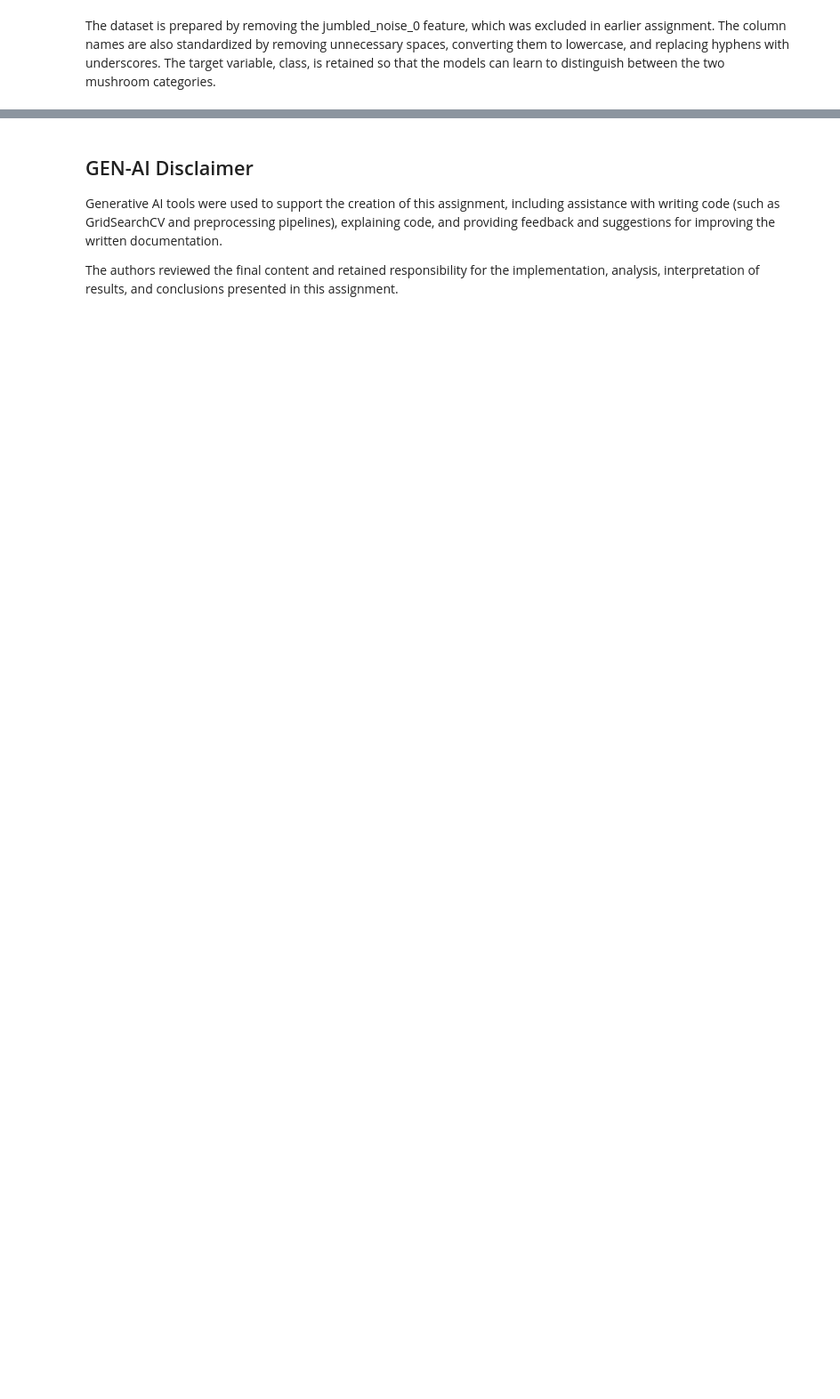
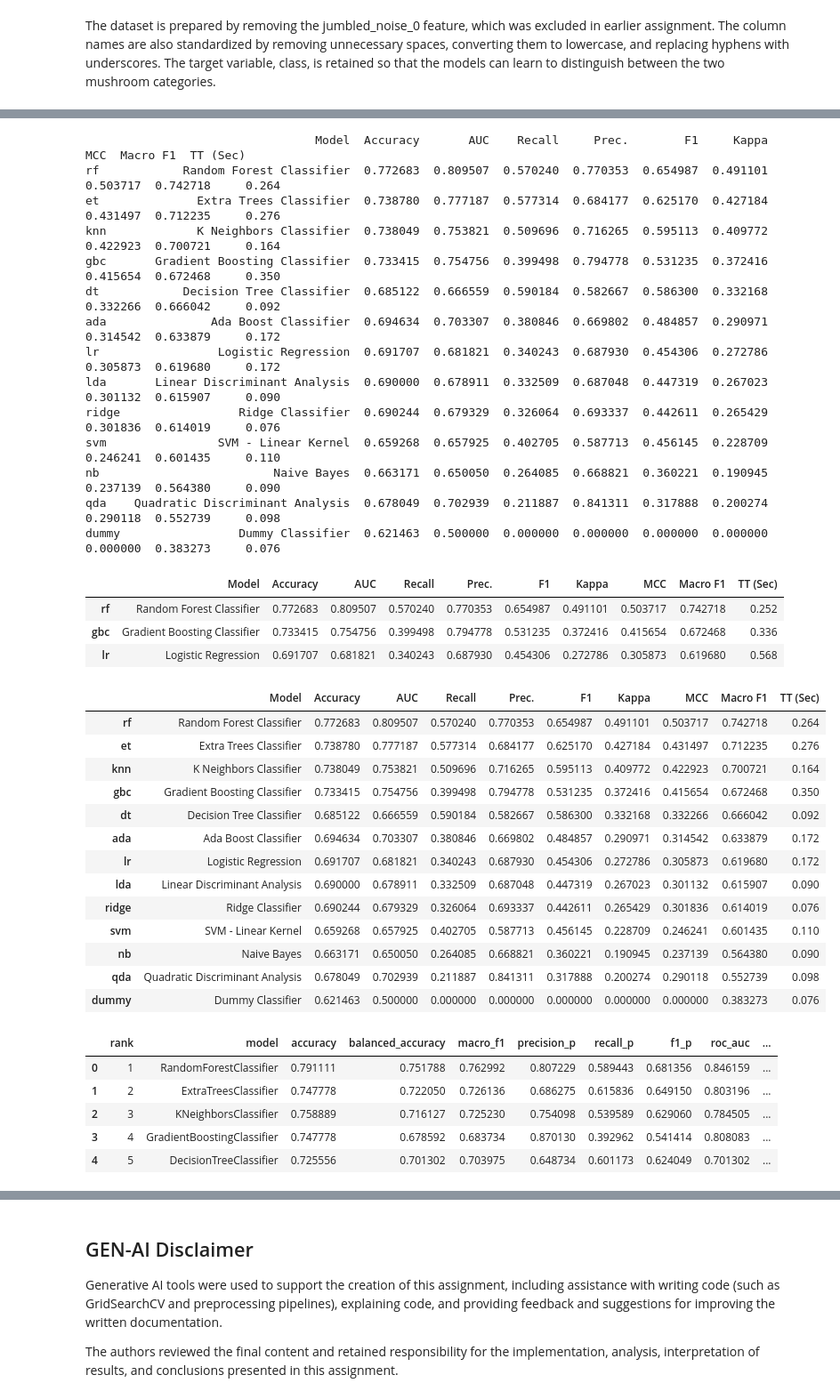
Before and after one commit to JorreVanDyck10/DeepLearningTeam10, a Jupyter notebook: MushroomFinal/mushroom_project.ipynb, the cells around one changed output, grey strips where cells are left out. Shown at 89% size. Drawn from its saved outputs; the diff is of its cells as text; code cells hidden in the pictures; blank space fills up the shorter version.

```diff
--- a/MushroomFinal/mushroom_project.ipynb
+++ b/MushroomFinal/mushroom_project.ipynb
@@ -1254,0 +1229,11 @@ all_comparison_results
+# %%
+# Actual training: compare the three requested families, then all available fast families.
+# The helper supplies the SAME 4,100/900 rows and five shuffled folds to PyCaret.
+# PyCaret 3.3.2 has no setup(positive_label=...); labels are explicitly encoded 0=e, 1=p.
+pycaret_run()
+comparison_results = pd.read_csv(OUT / 'pycaret_three.csv', index_col=0)
+all_comparison_results = pd.read_csv(OUT / 'pycaret_all.csv', index_col=0)
+display(comparison_results)
+display(all_comparison_results)
+display(pd.read_csv(OUT / 'pycaret_test_metrics.csv'))
+# %% [output]
@@ -1255 +1257,39 @@ all_comparison_results
+                                 Model  Accuracy       AUC    Recall     Prec.        F1     Kappa       MCC  Macro F1  TT (Sec)
+rf            Random Forest Classifier  0.772683  0.809507  0.570240  0.770353  0.654987  0.491101  0.503717  0.742718     0.264
+et              Extra Trees Classifier  0.738780  0.777187  0.577314  0.684177  0.625170  0.427184  0.431497  0.712235     0.276
+knn             K Neighbors Classifier  0.738049  0.753821  0.509696  0.716265  0.595113  0.409772  0.422923  0.700721     0.164
+gbc       Gradient Boosting Classifier  0.733415  0.754756  0.399498  0.794778  0.531235  0.372416  0.415654  0.672468     0.350
+dt            Decision Tree Classifier  0.685122  0.666559  0.590184  0.582667  0.586300  0.332168  0.332266  0.666042     0.092
+ada               Ada Boost Classifier  0.694634  0.703307  0.380846  0.669802  0.484857  0.290971  0.314542  0.633879     0.172
+lr                 Logistic Regression  0.691707  0.681821  0.340243  0.687930  0.454306  0.272786  0.305873  0.619680     0.172
+lda       Linear Discriminant Analysis  0.690000  0.678911  0.332509  0.687048  0.447319  0.267023  0.301132  0.615907     0.090
+ridge                 Ridge Classifier  0.690244  0.679329  0.326064  0.693337  0.442611  0.265429  0.301836  0.614019     0.076
+svm                SVM - Linear Kernel  0.659268  0.657925  0.402705  0.587713  0.456145  0.228709  0.246241  0.601435     0.110
+nb                         Naive Bayes  0.663171  0.650050  0.264085  0.668821  0.360221  0.190945  0.237139  0.564380     0.090
+qda    Quadratic Discriminant Analysis  0.678049  0.702939  0.211887  0.841311  0.317888  0.200274  0.290118  0.552739     0.098
+dummy                 Dummy Classifier  0.621463  0.500000  0.000000  0.000000  0.000000  0.000000  0.000000  0.383273     0.076
+|  | Model | Accuracy | AUC | Recall | Prec. | F1 | Kappa | MCC | Macro F1 | TT (Sec) |
+| rf | Random Forest Classifier | 0.772683 | 0.809507 | 0.570240 | 0.770353 | 0.654987 | 0.491101 | 0.503717 | 0.742718 | 0.252 |
+| gbc | Gradient Boosting Classifier | 0.733415 | 0.754756 | 0.399498 | 0.794778 | 0.531235 | 0.372416 | 0.415654 | 0.672468 | 0.336 |
+| lr | Logistic Regression | 0.691707 | 0.681821 | 0.340243 | 0.687930 | 0.454306 | 0.272786 | 0.305873 | 0.619680 | 0.568 |
+|  | Model | Accuracy | AUC | Recall | Prec. | F1 | Kappa | MCC | Macro F1 | TT (Sec) |
+| rf | Random Forest Classifier | 0.772683 | 0.809507 | 0.570240 | 0.770353 | 0.654987 | 0.491101 | 0.503717 | 0.742718 | 0.264 |
+| et | Extra Trees Classifier | 0.738780 | 0.777187 | 0.577314 | 0.684177 | 0.625170 | 0.427184 | 0.431497 | 0.712235 | 0.276 |
+| knn | K Neighbors Classifier | 0.738049 | 0.753821 | 0.509696 | 0.716265 | 0.595113 | 0.409772 | 0.422923 | 0.700721 | 0.164 |
+| gbc | Gradient Boosting Classifier | 0.733415 | 0.754756 | 0.399498 | 0.794778 | 0.531235 | 0.372416 | 0.415654 | 0.672468 | 0.350 |
+| dt | Decision Tree Classifier | 0.685122 | 0.666559 | 0.590184 | 0.582667 | 0.586300 | 0.332168 | 0.332266 | 0.666042 | 0.092 |
+| ada | Ada Boost Classifier | 0.694634 | 0.703307 | 0.380846 | 0.669802 | 0.484857 | 0.290971 | 0.314542 | 0.633879 | 0.172 |
+| lr | Logistic Regression | 0.691707 | 0.681821 | 0.340243 | 0.687930 | 0.454306 | 0.272786 | 0.305873 | 0.619680 | 0.172 |
+| lda | Linear Discriminant Analysis | 0.690000 | 0.678911 | 0.332509 | 0.687048 | 0.447319 | 0.267023 | 0.301132 | 0.615907 | 0.090 |
+| ridge | Ridge Classifier | 0.690244 | 0.679329 | 0.326064 | 0.693337 | 0.442611 | 0.265429 | 0.301836 | 0.614019 | 0.076 |
+| svm | SVM - Linear Kernel | 0.659268 | 0.657925 | 0.402705 | 0.587713 | 0.456145 | 0.228709 | 0.246241 | 0.601435 | 0.110 |
+| nb | Naive Bayes | 0.663171 | 0.650050 | 0.264085 | 0.668821 | 0.360221 | 0.190945 | 0.237139 | 0.564380 | 0.090 |
+| qda | Quadratic Discriminant Analysis | 0.678049 | 0.702939 | 0.211887 | 0.841311 | 0.317888 | 0.200274 | 0.290118 | 0.552739 | 0.098 |
+| dummy | Dummy Classifier | 0.621463 | 0.500000 | 0.000000 | 0.000000 | 0.000000 | 0.000000 | 0.000000 | 0.383273 | 0.076 |
+|  | rank | model | accuracy | balanced_accuracy | macro_f1 | precision_p | recall_p | f1_p | roc_auc | ... |
+| 0 | 1 | RandomForestClassifier | 0.791111 | 0.751788 | 0.762992 | 0.807229 | 0.589443 | 0.681356 | 0.846159 | ... |
+| 1 | 2 | ExtraTreesClassifier | 0.747778 | 0.722050 | 0.726136 | 0.686275 | 0.615836 | 0.649150 | 0.803196 | ... |
+| 2 | 3 | KNeighborsClassifier | 0.758889 | 0.716127 | 0.725230 | 0.754098 | 0.539589 | 0.629060 | 0.784505 | ... |
+| 3 | 4 | GradientBoostingClassifier | 0.747778 | 0.678592 | 0.683734 | 0.870130 | 0.392962 | 0.541414 | 0.808083 | ... |
+| 4 | 5 | DecisionTreeClassifier | 0.725556 | 0.701302 | 0.703975 | 0.648734 | 0.601173 | 0.624049 | 0.701302 | ... |
 # %% [markdown]
```
Also changed, not shown: parts of 9 cells of this notebook, 41 other files.
